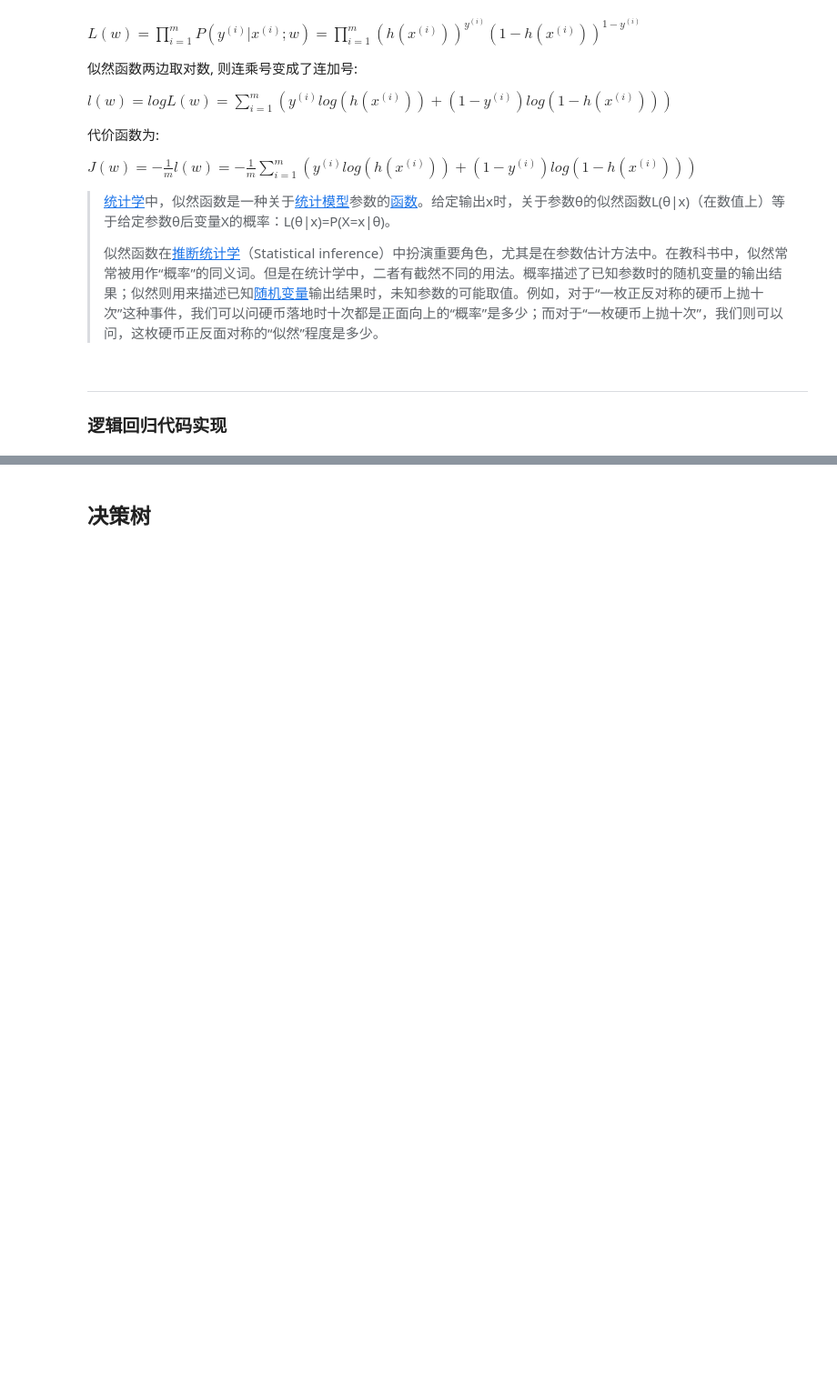
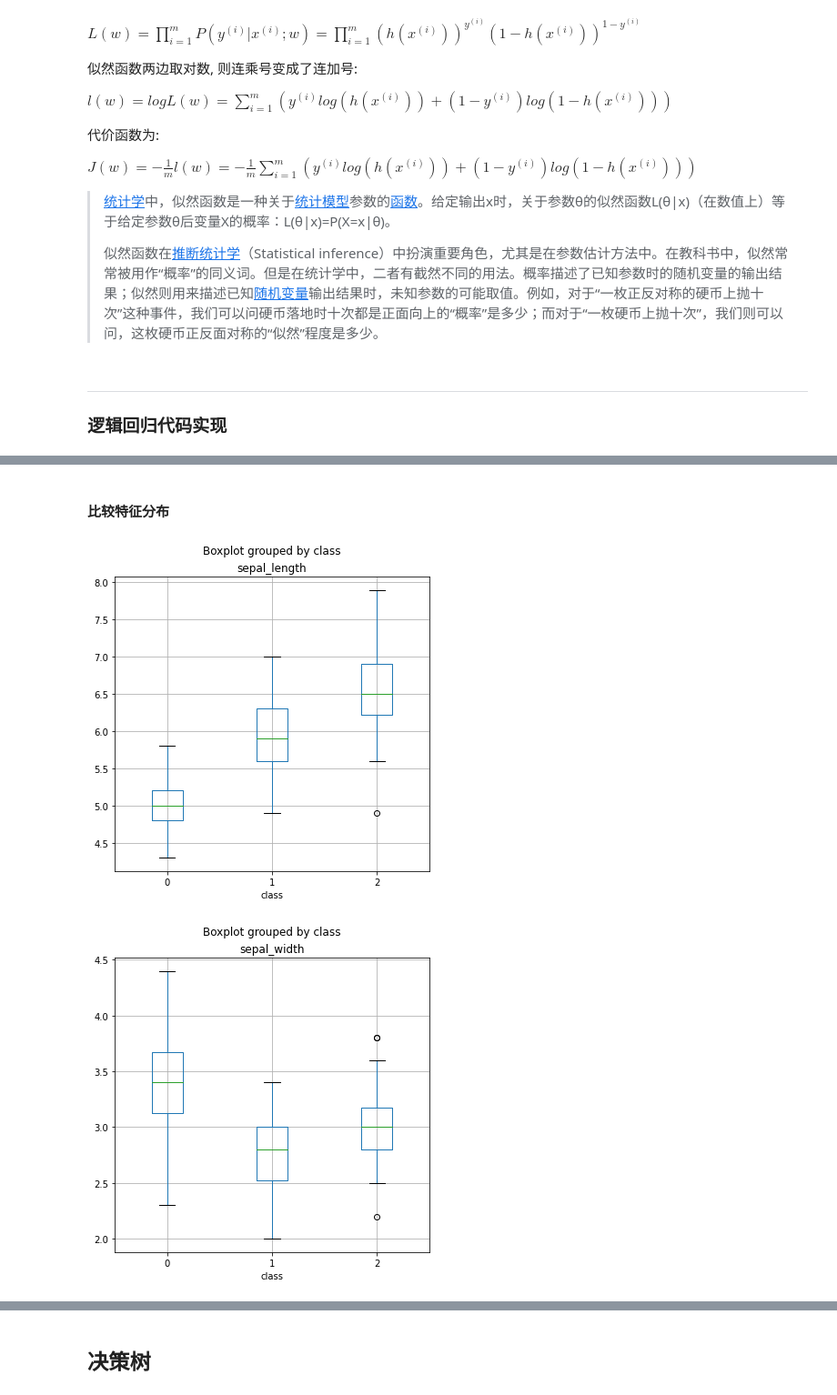
Before and after one commit to Ayusummer/CourseNotes, a Jupyter notebook: 机器学习/实验1_典型监督学习方法分类实践及比较分析/实验1_典型监督学习方法分类实践及比较分析.ipynb, the cells around one changed output, grey strips where cells are left out. Shown at 91% size. Cells and saved outputs as stored; diff of their text form; code cells hidden in the pictures; blank space fills up the shorter version.

```diff
--- a/机器学习/实验1_典型监督学习方法分类实践及比较分析/实验1_典型监督学习方法分类实践及比较分析.ipynb
+++ b/机器学习/实验1_典型监督学习方法分类实践及比较分析/实验1_典型监督学习方法分类实践及比较分析.ipynb
@@ -209,0 +217,6 @@ $J(w) = - \frac{1}{m} l(w) = - \frac{1}{m} \sum_{i=1}^m{( y^{(i)} log( h(x^{(i)}
+# %%
+import pandas as pd
+
+# load the training dataset
+data = pd.read_csv('iris.data')
+data.sample(10)
@@ -209,0 +240,5 @@ $J(w) = - \frac{1}{m} l(w) = - \frac{1}{m} \sum_{i=1}^m{( y^{(i)} log( h(x^{(i)}
+# %%
+data['class'] = data['class'].str.replace("Iris-setosa", '0')
+data['class'] = data['class'].str.replace("Iris-versicolor", '1')
+data['class'] = data['class'].str.replace("Iris-virginica", '2')
+data.sample(10)
@@ -209,0 +259,8 @@ $J(w) = - \frac{1}{m} l(w) = - \frac{1}{m} \sum_{i=1}^m{( y^{(i)} log( h(x^{(i)}
+# %%
+# Separate features and labels
+features = ['sepal_length','sepal_width','petal_length','petal_width']
+label = 'class'
+X, y = data[features].values, data[label].values
+
+for n in range(0,4):
+    print("Iris", str(n+1), "\n  Features:",list(X[n]), "\n  Label:", y[n])
@@ -209,0 +280,13 @@ $J(w) = - \frac{1}{m} l(w) = - \frac{1}{m} \sum_{i=1}^m{( y^{(i)} log( h(x^{(i)}
+# %% [markdown]
+#### 比较特征分布
+# %%
+from matplotlib import pyplot as plt
+%matplotlib inline
+
+for col in features:
+    data.boxplot(column=col, by=label, figsize=(6,6))
+    plt.title(col)
+plt.show()
+# %% [output]
+[figure, added]
+[figure, added]
```
Also changed, not shown: parts of 10 cells of this notebook.
